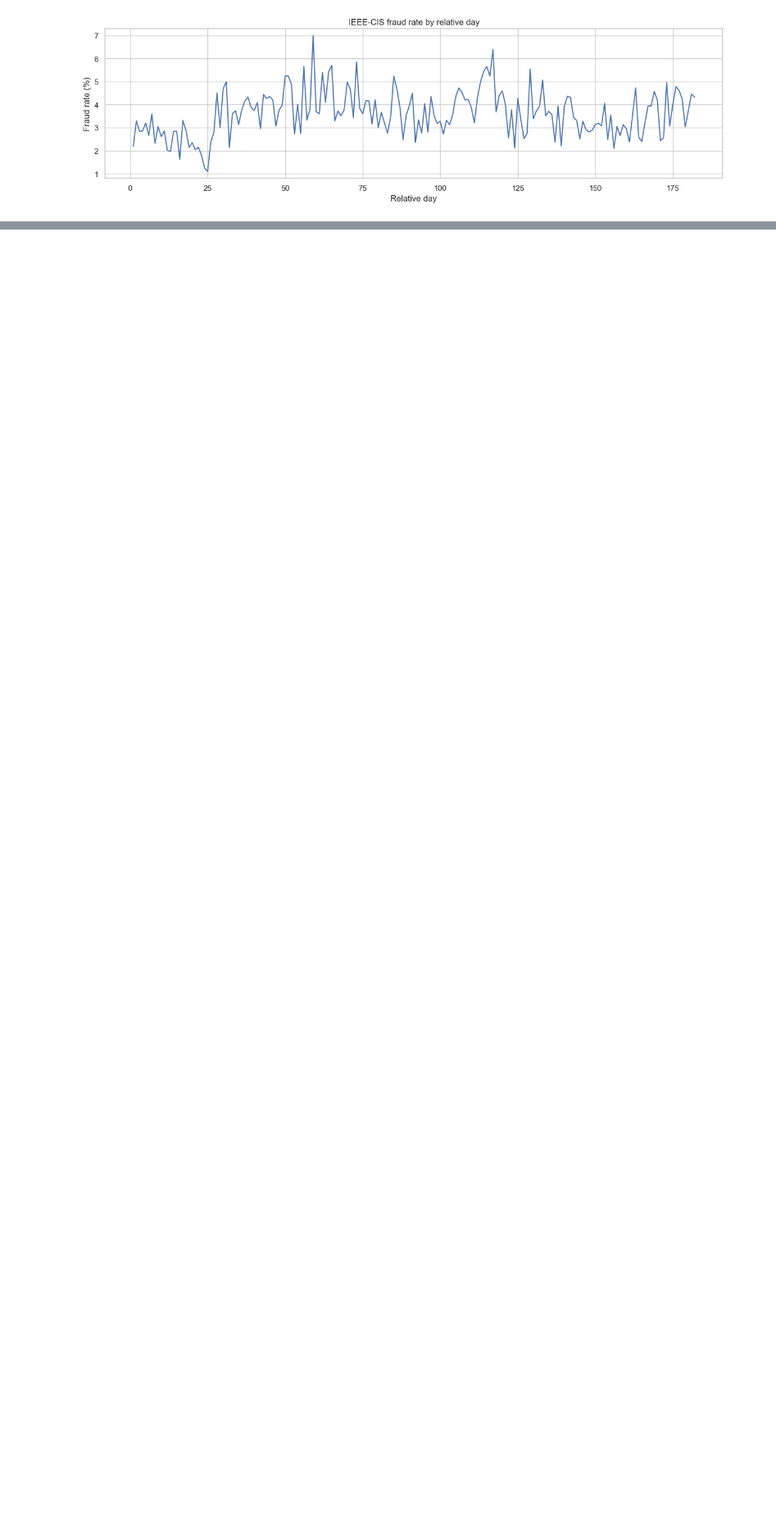
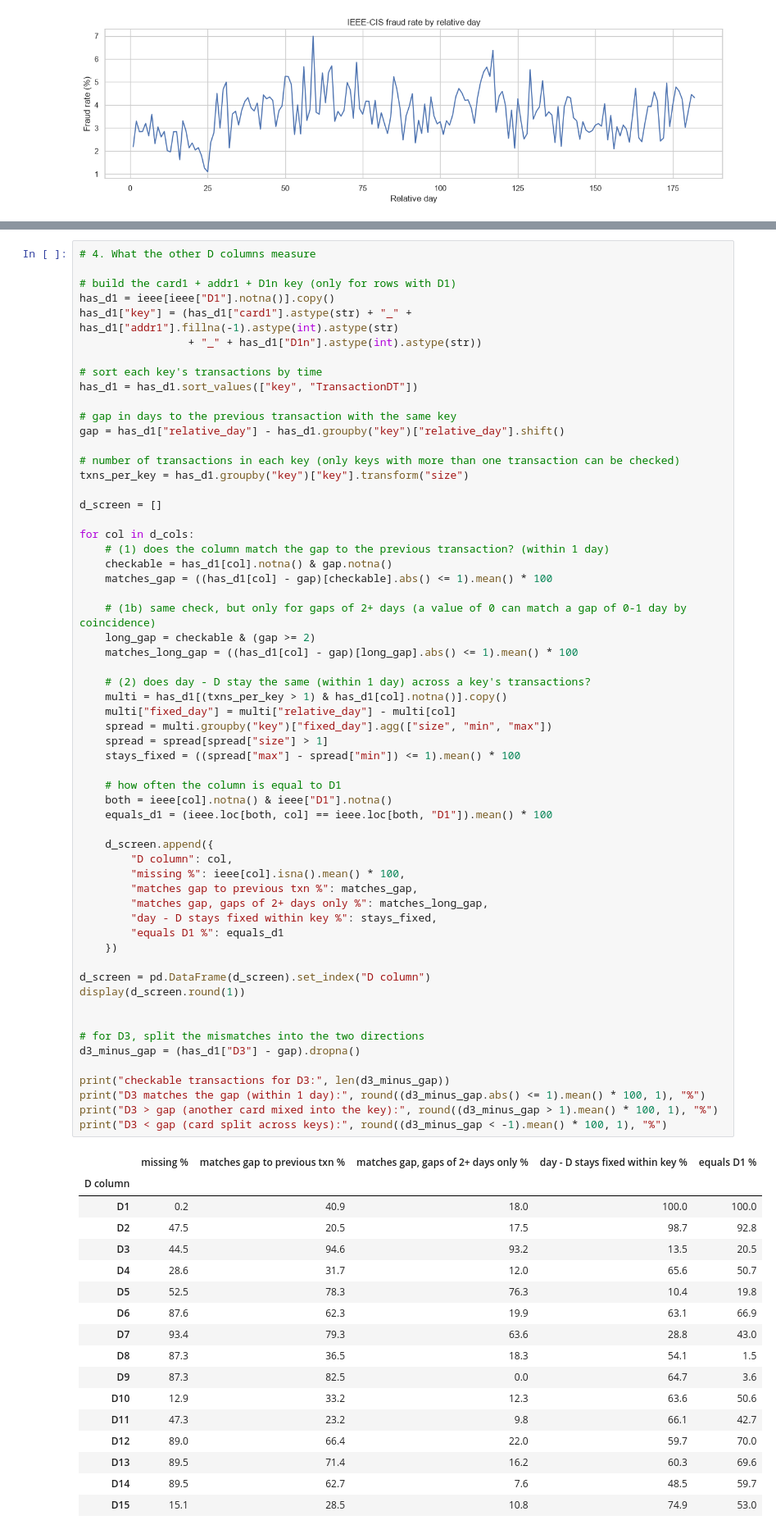
Before and after one commit to xman666888/bt4012-credit-card-fraud, a Jupyter notebook: notebooks/02_exploratory_analysis.ipynb, the cells around one changed output, grey strips where cells are left out. Shown at 82% size. Saved outputs shown, nothing was run; the diff lists cells and outputs as text; blank space fills up the shorter version.

```diff
--- a/notebooks/02_exploratory_analysis.ipynb
+++ b/notebooks/02_exploratory_analysis.ipynb
@@ -290,0 +574,77 @@ for column in ["ProductCD", "card1", "card2", "card3", "card4","card5", "card6",
+# %%
+# 4. What the other D columns measure
+
+# build the card1 + addr1 + D1n key (only for rows with D1)
+has_d1 = ieee[ieee["D1"].notna()].copy()
+has_d1["key"] = (has_d1["card1"].astype(str) + "_" + has_d1["addr1"].fillna(-1).astype(int).astype(str)
+                 + "_" + has_d1["D1n"].astype(int).astype(str))
+
+# sort each key's transactions by time
+has_d1 = has_d1.sort_values(["key", "TransactionDT"])
+
+# gap in days to the previous transaction with the same key
+gap = has_d1["relative_day"] - has_d1.groupby("key")["relative_day"].shift()
+
+# number of transactions in each key (only keys with more than one transaction can be checked)
+txns_per_key = has_d1.groupby("key")["key"].transform("size")
+
+d_screen = []
+
+for col in d_cols:
+    # (1) does the column match the gap to the previous transaction? (within 1 day)
+    checkable = has_d1[col].notna() & gap.notna()
+    matches_gap = ((has_d1[col] - gap)[checkable].abs() <= 1).mean() * 100
+
+    # (1b) same check, but only for gaps of 2+ days (a value of 0 can match a gap of 0-1 day by coincidence)
+    long_gap = checkable & (gap >= 2)
+    matches_long_gap = ((has_d1[col] - gap)[long_gap].abs() <= 1).mean() * 100
+
+    # (2) does day - D stay the same (within 1 day) across a key's transactions?
+    multi = has_d1[(txns_per_key > 1) & has_d1[col].notna()].copy()
+    multi["fixed_day"] = multi["relative_day"] - multi[col]
+    spread = multi.groupby("key")["fixed_day"].agg(["size", "min", "max"])
+    spread = spread[spread["size"] > 1]
+    stays_fixed = ((spread["max"] - spread["min"]) <= 1).mean() * 100
+
+    # how often the column is equal to D1
+    both = ieee[col].notna() & ieee["D1"].notna()
+    equals_d1 = (ieee.loc[both, col] == ieee.loc[both, "D1"]).mean() * 100
+
+    d_screen.append({
+        "D column": col,
+        "missing %": ieee[col].isna().mean() * 100,
+        "matches gap to previous txn %": matches_gap,
+        "matches gap, gaps of 2+ days only %": matches_long_gap,
+        "day - D stays fixed within key %": stays_fixed,
+        "equals D1 %": equals_d1
+    })
+
+d_screen = pd.DataFrame(d_screen).set_index("D column")
+display(d_screen.round(1))
+
+
+# for D3, split the mismatches into the two directions
+d3_minus_gap = (has_d1["D3"] - gap).dropna()
+
+print("checkable transactions for D3:", len(d3_minus_gap))
+print("D3 matches the gap (within 1 day):", round((d3_minus_gap.abs() <= 1).mean() * 100, 1), "%")
+print("D3 > gap (another card mixed into the key):", round((d3_minus_gap > 1).mean() * 100, 1), "%")
+print("D3 < gap (card split across keys):", round((d3_minus_gap < -1).mean() * 100, 1), "%")
+# %% [output]
+|  | missing % | matches gap to previous txn % | matches gap, gaps of 2+ days only % | day - D stays fixed within key % | equals D1 % |
+| D column |  |  |  |  |  |
+| D1 | 0.2 | 40.9 | 18.0 | 100.0 | 100.0 |
+| D2 | 47.5 | 20.5 | 17.5 | 98.7 | 92.8 |
+| D3 | 44.5 | 94.6 | 93.2 | 13.5 | 20.5 |
+| D4 | 28.6 | 31.7 | 12.0 | 65.6 | 50.7 |
+| D5 | 52.5 | 78.3 | 76.3 | 10.4 | 19.8 |
+| D6 | 87.6 | 62.3 | 19.9 | 63.1 | 66.9 |
+| D7 | 93.4 | 79.3 | 63.6 | 28.8 | 43.0 |
+| D8 | 87.3 | 36.5 | 18.3 | 54.1 | 1.5 |
+| D9 | 87.3 | 82.5 | 0.0 | 64.7 | 3.6 |
+| D10 | 12.9 | 33.2 | 12.3 | 63.6 | 50.6 |
+| D11 | 47.3 | 23.2 | 9.8 | 66.1 | 42.7 |
+| D12 | 89.0 | 66.4 | 22.0 | 59.7 | 70.0 |
+| D13 | 89.5 | 71.4 | 16.2 | 60.3 | 69.6 |
+| D14 | 89.5 | 62.7 | 7.6 | 48.5 | 59.7 |
+| D15 | 15.1 | 28.5 | 10.8 | 74.9 | 53.0 |
```
Also changed, not shown: parts of 22 cells of this notebook, 1 other file.
